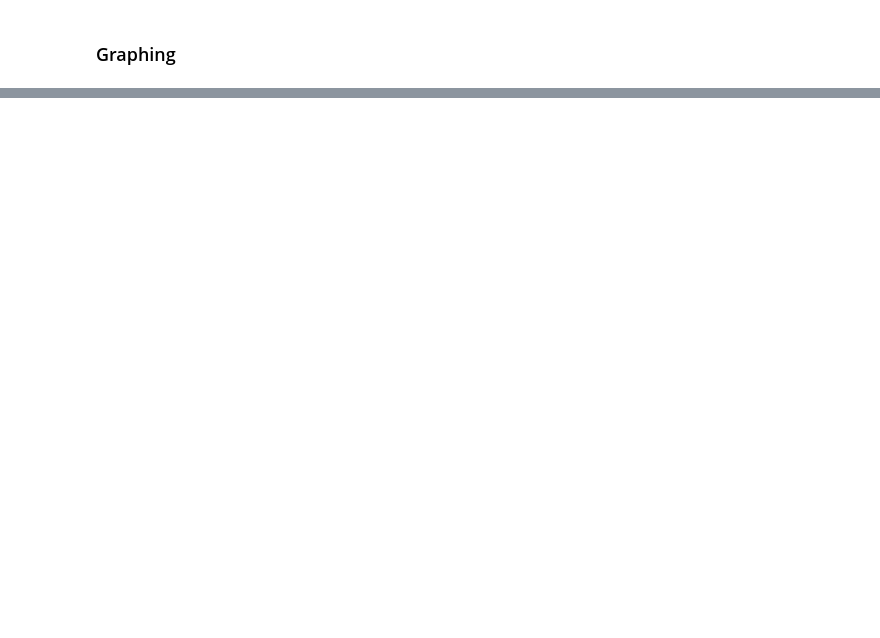
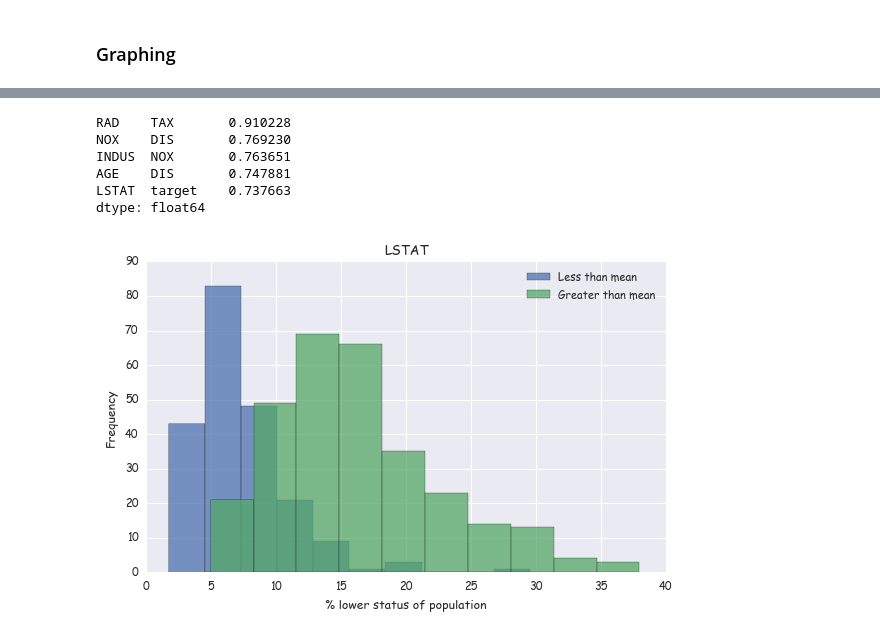
Before and after one commit to pmdaly/Take-Home-Resources, a Jupyter notebook: Resources.ipynb, the cells around one changed output, grey strips where cells are left out. Saved outputs shown, nothing was run; the diff lists cells and outputs as text; code cells hidden in the pictures; blank space fills up the shorter version.

```diff
--- a/Resources.ipynb
+++ b/Resources.ipynb
@@ -42 +104,44 @@ df.hist()
+# %%
+# if dimensionality is high, just print the top correlated features
+def get_redundant_pairs(df):
+    '''Return diagonal and lower triangular portions of corr matrix
+    '''
+    pairs_to_drop = {(df.columns[i], df.columns[j])
+                     for i in range(df.shape[1])
+                     for j in range(i+1)}
+    return pairs_to_drop
+
+def get_top_abs_correlations(df, n=5):
+    au_corr = df.corr().abs().unstack()
+    labels_to_drop = get_redundant_pairs(df)
+    au_corr = au_corr.drop(labels=labels_to_drop).sort_values(ascending=False)
+    return au_corr[0:n]
+
+get_top_abs_correlations(boston)
+# %% [output]
+RAD    TAX       0.910228
+NOX    DIS       0.769230
+INDUS  NOX       0.763651
+AGE    DIS       0.747881
+LSTAT  target    0.737663
+dtype: float64
+# %%
+# overlapping 2 histograms on the same plot
+target_mean = np.mean(boston.target)
+
+above_target_mean = boston[boston.target < target_mean]
+below_target_mean = boston[boston.target > target_mean]
+
+fig, axs = plt.subplots()
+
+axs.hist(below_target_mean.LSTAT, label='Less than mean', alpha=0.75);
+axs.hist(above_target_mean.LSTAT, label='Greater than mean', alpha=0.75);
+
+axs.legend();
+axs.set_title('LSTAT')
+axs.set_xlabel('% lower status of population')
+axs.set_ylabel('Frequency')
+plt.tight_layout()
+# %% [output]
+[figure, added]
 # %%
```
Also changed, not shown: parts of 11 cells of this notebook.
